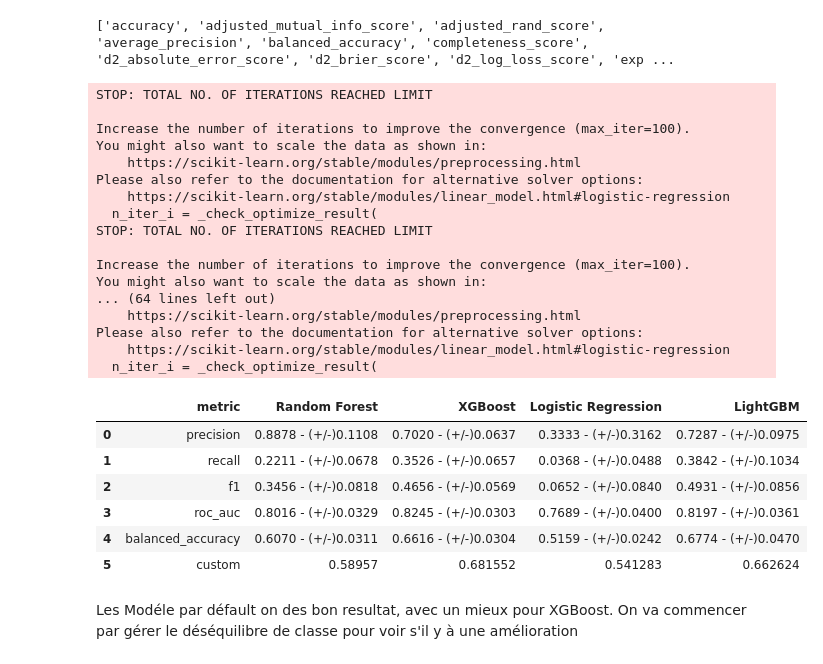
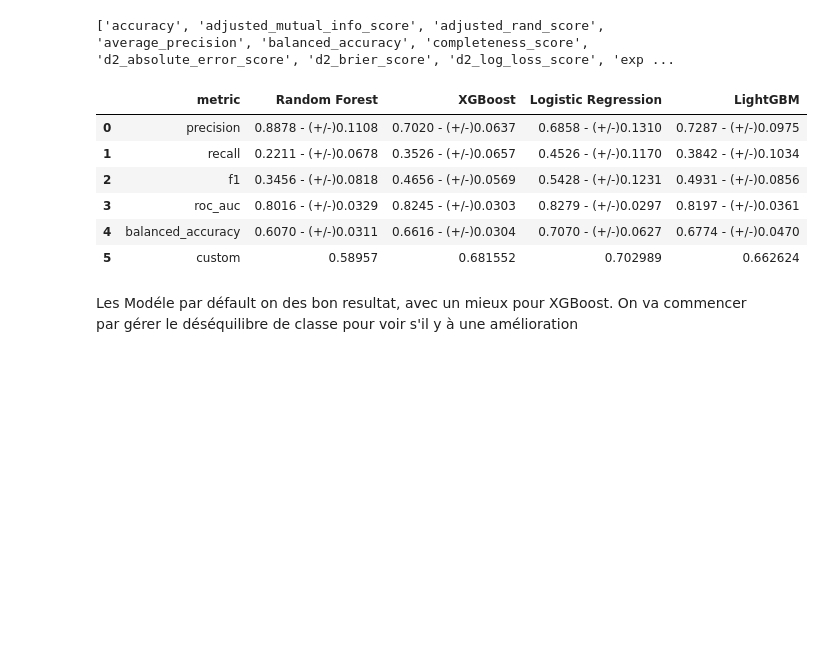
Before and after one commit to GreatTeacherJ/esn, a Jupyter notebook: src/app/data.ipynb, the cells around one changed output. Cells and saved outputs as stored; diff of their text form; code cells hidden in the pictures; blank space fills up the shorter version.

Commit message:
fix bug liear model

```diff
--- a/src/app/data.ipynb
+++ b/src/app/data.ipynb
@@ -416,7 +664,7 @@ X_train_val, X_test, y_train_val, y_test = train_test_split(
 
 # Identifier les colonnes categoriel
 numeric_cols = X_train_val.select_dtypes(include=['int64', 'float64']).columns
-categorical_cols = X_train_val.select_dtypes(include=['object']).columns
+categorical_cols = X_train_val.select_dtypes(include=['str']).columns
 
 preprocessor = ColumnTransformer(
     transformers=[
@@ -472,13 +717,17 @@ def train_model(models, generation):
 
     show_score = pd.DataFrame({"metric":scoring+["custom"]})
 
-    for name, model in models.items():
+    for name, (model, needs_scaling) in models.items():
+        steps = [
+        ('preprocessor', preprocessor)]
+
+        if needs_scaling:
+            steps.append(('scaler', StandardScaler()))
+
+        steps.append(('classifier', model))
 
         #Envelope chaque modele dans un pipeline pour gérer l'ordre des process
-        pipeline = Pipeline([
-        ('preprocessor', preprocessor),
-        ('classifier', model)
-])
+        pipeline = Pipeline(steps)
 
         scores = cross_validate(
             pipeline,          # on passe la pipeline, pas le modèle seul
@@ -518,44 +767,27 @@ def train_model(models, generation):
     return df
 # %%
 #Modele par default
-generation += 1
+generation = 1
 
-models = {
-    "Random Forest": RandomForestClassifier(random_state=random_state),
-    "XGBoost": XGBClassifier(random_state=random_state),
-    "Logistic Regression": LogisticRegression(random_state=random_state),
-    "LightGBM": LGBMClassifier(random_state=random_state, verbosity=-1 )
+models = {#ajout de false ou true pour savoir si le model à besoin d'un standard_scaling
+    "Random Forest": (RandomForestClassifier(random_state=random_state), False),
+    "XGBoost": (XGBClassifier(random_state=random_state),False),
+    "Logistic Regression": (LogisticRegression(random_state=random_state),True),
+    "LightGBM": (LGBMClassifier(random_state=random_state, verbosity=-1 ),False)
 }
 
 dict_model[generation] = models
 new_score = train_model(models=models, generation=generation)
 
 df_model_score = pd.concat([df_model_score, new_score], ignore_index=True)
 # %% [output]
-STOP: TOTAL NO. OF ITERATIONS REACHED LIMIT
-
-Increase the number of iterations to improve the convergence (max_iter=100).
-You might also want to scale the data as shown in:
-    https://scikit-learn.org/stable/modules/preprocessing.html
-Please also refer to the documentation for alternative solver options:
-    https://scikit-learn.org/stable/modules/linear_model.html#logistic-regression
-  n_iter_i = _check_optimize_result(
-STOP: TOTAL NO. OF ITERATIONS REACHED LIMIT
-
-Increase the number of iterations to improve the convergence (max_iter=100).
-You might also want to scale the data as shown in:
-... (64 lines left out)
-    https://scikit-learn.org/stable/modules/preprocessing.html
-Please also refer to the documentation for alternative solver options:
-    https://scikit-learn.org/stable/modules/linear_model.html#logistic-regression
-  n_iter_i = _check_optimize_result(
 |  | metric | Random Forest | XGBoost | Logistic Regression | LightGBM |
-| 0 | precision | 0.8878 - (+/-)0.1108 | 0.7020 - (+/-)0.0637 | 0.3333 - (+/-)0.3162 | 0.7287 - (+/-)0.0975 |
-| 1 | recall | 0.2211 - (+/-)0.0678 | 0.3526 - (+/-)0.0657 | 0.0368 - (+/-)0.0488 | 0.3842 - (+/-)0.1034 |
-| 2 | f1 | 0.3456 - (+/-)0.0818 | 0.4656 - (+/-)0.0569 | 0.0652 - (+/-)0.0840 | 0.4931 - (+/-)0.0856 |
-| 3 | roc_auc | 0.8016 - (+/-)0.0329 | 0.8245 - (+/-)0.0303 | 0.7689 - (+/-)0.0400 | 0.8197 - (+/-)0.0361 |
-| 4 | balanced_accuracy | 0.6070 - (+/-)0.0311 | 0.6616 - (+/-)0.0304 | 0.5159 - (+/-)0.0242 | 0.6774 - (+/-)0.0470 |
-| 5 | custom | 0.58957 | 0.681552 | 0.541283 | 0.662624 |
+| 0 | precision | 0.8878 - (+/-)0.1108 | 0.7020 - (+/-)0.0637 | 0.6858 - (+/-)0.1310 | 0.7287 - (+/-)0.0975 |
+| 1 | recall | 0.2211 - (+/-)0.0678 | 0.3526 - (+/-)0.0657 | 0.4526 - (+/-)0.1170 | 0.3842 - (+/-)0.1034 |
+| 2 | f1 | 0.3456 - (+/-)0.0818 | 0.4656 - (+/-)0.0569 | 0.5428 - (+/-)0.1231 | 0.4931 - (+/-)0.0856 |
+| 3 | roc_auc | 0.8016 - (+/-)0.0329 | 0.8245 - (+/-)0.0303 | 0.8279 - (+/-)0.0297 | 0.8197 - (+/-)0.0361 |
+| 4 | balanced_accuracy | 0.6070 - (+/-)0.0311 | 0.6616 - (+/-)0.0304 | 0.7070 - (+/-)0.0627 | 0.6774 - (+/-)0.0470 |
+| 5 | custom | 0.58957 | 0.681552 | 0.702989 | 0.662624 |
 # %% [markdown]
 Les Modéle par défault on des bon resultat, avec un mieux pour XGBoost.
 On va commencer par gérer le déséquilibre de classe pour voir s'il y à une amélioration
```
Also changed, not shown: parts of 27 cells of this notebook, 2 other files.
